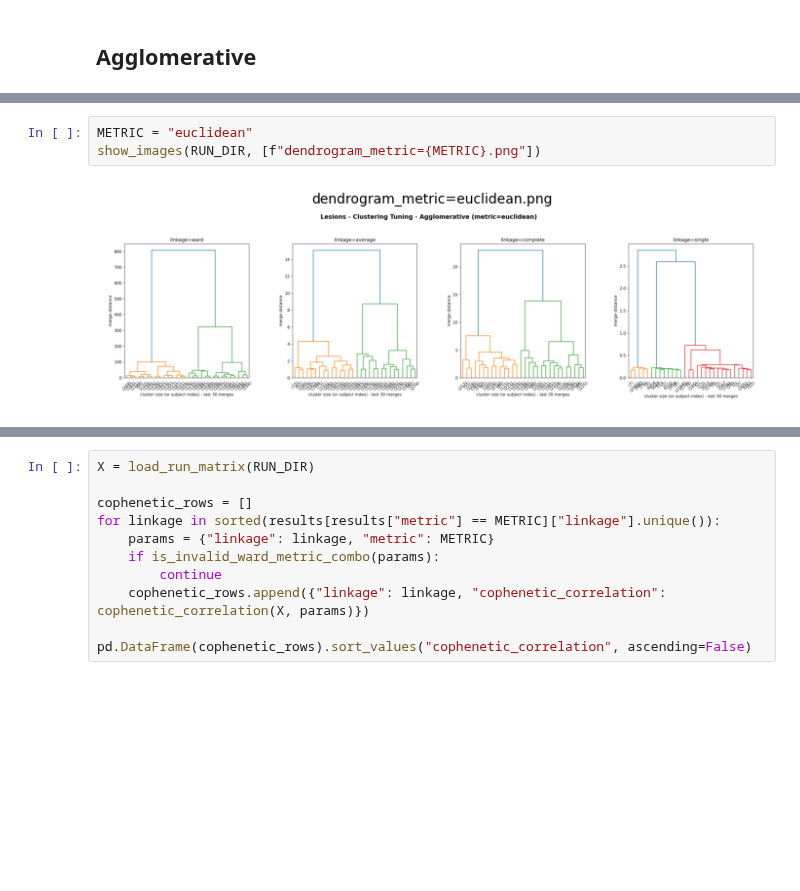
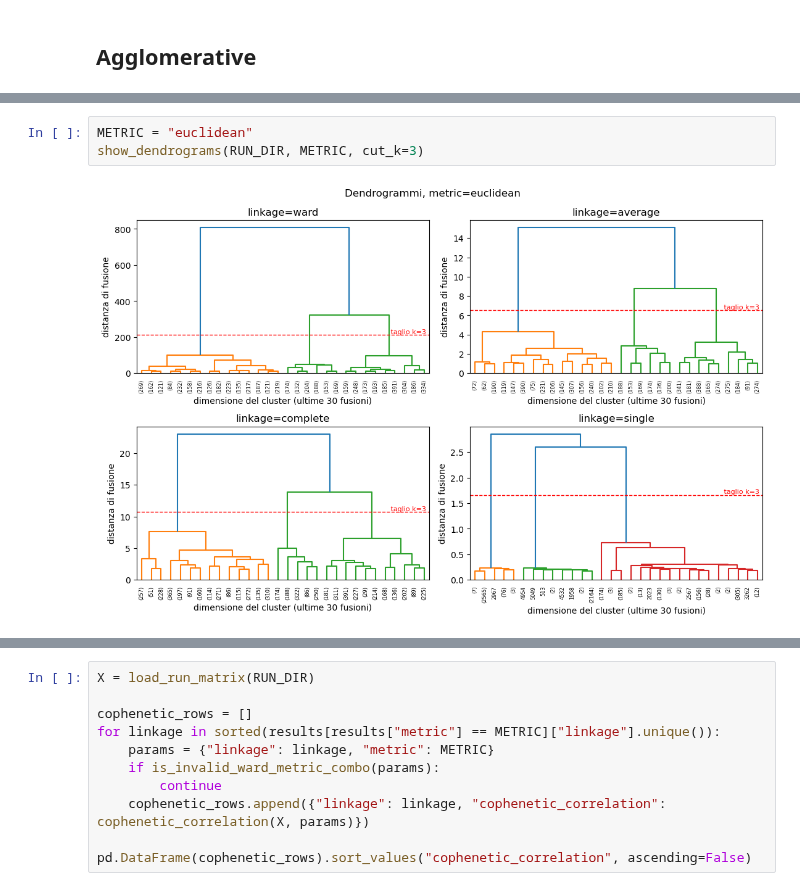
Before and after one commit to EmmaTosato/NEMESIS_fs, a Jupyter notebook: notebooks/post-results_analysis/clustering_tuning_explorer.ipynb, the cells around one changed output, grey strips where cells are left out. Cells and saved outputs as stored; diff of their text form; blank space fills up the shorter version.

```diff
--- a/notebooks/post-results_analysis/clustering_tuning_explorer.ipynb
+++ b/notebooks/post-results_analysis/clustering_tuning_explorer.ipynb
@@ -195,7 +437,7 @@ show_images(RUN_DIR, ["interclass_distance_matrix.png"])
 # %%
 METRIC = "euclidean"
-show_images(RUN_DIR, [f"dendrogram_metric={METRIC}.png"])
+show_dendrograms(RUN_DIR, METRIC, cut_k=3)
 # %% [output]
-[figure, old version]
+[figure, new version]
 # %% [markdown]
 ### 3. Cophenetic correlation (un numero per scegliere il `linkage`)
```
Also changed, not shown: parts of 44 cells of this notebook.
